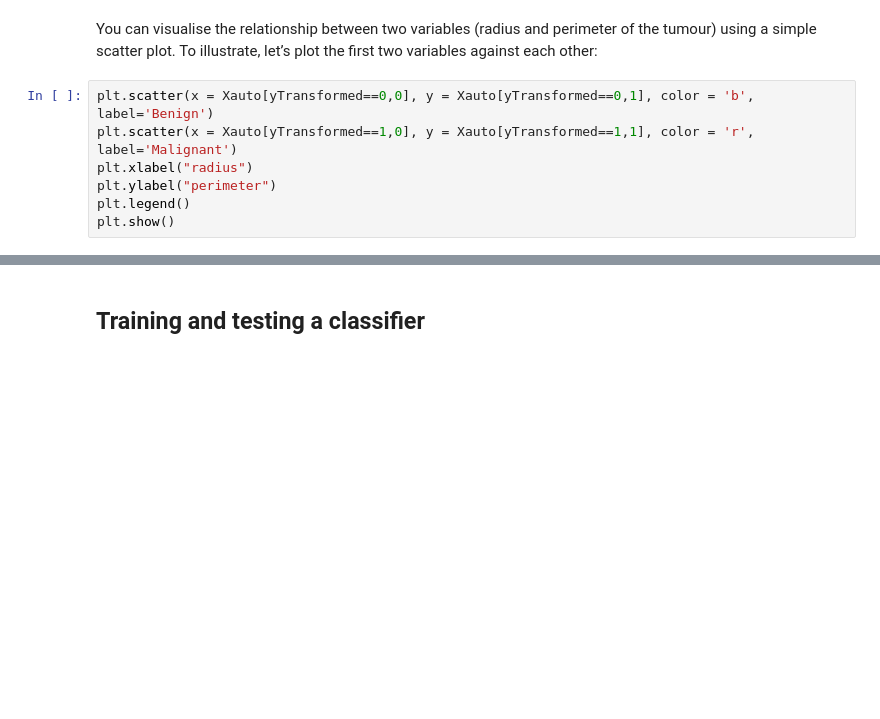
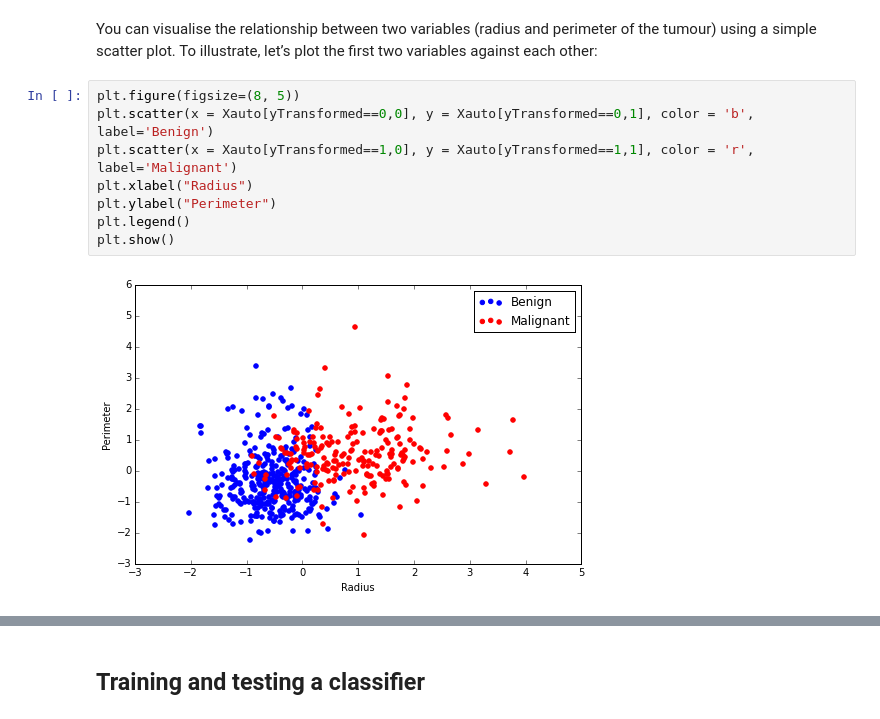
Before and after one commit to cambridgecoding/pydata-tutorial, a Jupyter notebook: PyData.ipynb, the cells around one changed output, grey strips where cells are left out. Drawn from its saved outputs; the diff is of its cells as text; blank space fills up the shorter version.

Commit message:
New visualisation plots provided within visplots.py

```diff
--- a/PyData.ipynb
+++ b/PyData.ipynb
@@ -67,10 +81,13 @@ NameError: name 'preprocessing' is not defined
 # %% [markdown]
 You can visualise the relationship between two variables (radius and perimeter of the tumour) using a simple scatter plot. To illustrate, let’s plot the first two variables against each other:
 # %%
+plt.figure(figsize=(8, 5))
 plt.scatter(x = Xauto[yTransformed==0,0], y = Xauto[yTransformed==0,1], color = 'b', label='Benign')
 plt.scatter(x = Xauto[yTransformed==1,0], y = Xauto[yTransformed==1,1], color = 'r', label='Malignant')
-plt.xlabel("radius")
-plt.ylabel("perimeter")
+plt.xlabel("Radius")
+plt.ylabel("Perimeter")
 plt.legend()
 plt.show()
+# %% [output]
+[figure, added]
 # %%
```
Also changed, not shown: parts of 39 cells of this notebook, 1 other file.
